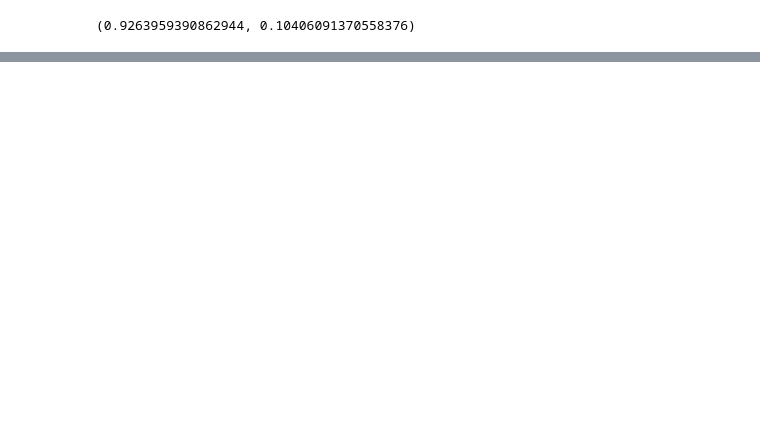
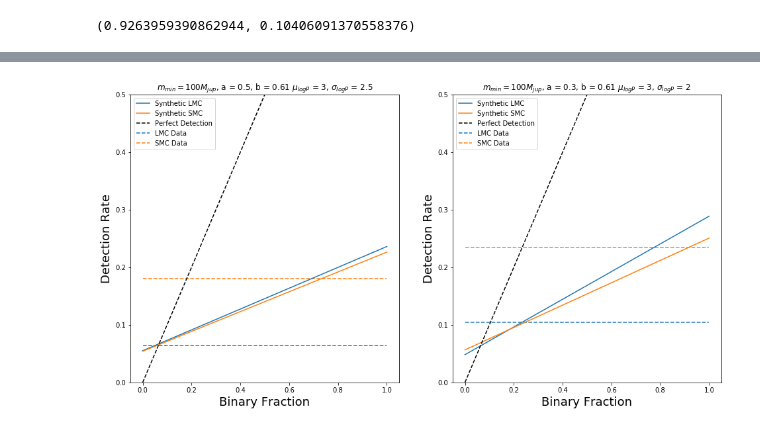
Before and after one commit to CodyDBrown/Binary-Search, a Jupyter notebook: baysian second try/Untitled.ipynb, the cells around one changed output, grey strips where cells are left out. Cells and saved outputs as stored; diff of their text form; code cells hidden in the pictures; blank space fills up the shorter version.

```diff
--- a/baysian second try/Untitled.ipynb
+++ b/baysian second try/Untitled.ipynb
@@ -95,0 +153,14 @@ syn_fraction_j
+# %%
+blmc_syn_list1 = synthetic_fractions(10, lmc, 1,
+                               100*u.jupiterMass, 3, 2.5,
+                               0.5, 0.61)
+blmc_syn_list0 = synthetic_fractions(10, lmc, 0,
+                               100*u.jupiterMass, 3, 2.5,
+                               0.5, 0.61)
+
+bsmc_syn_list1 = synthetic_fractions(10, smc, 1,
+                               100*u.jupiterMass, 3, 2.5,
+                               0.5, 0.61)
+bsmc_syn_list0 = synthetic_fractions(10, smc, 0,
+                               100*u.jupiterMass, 3, 2.5,
+                               0.5, 0.61)
@@ -95,0 +185,37 @@ syn_fraction_j
+# %%
+blmc_err_j = error_with_jitter(lmc['RADIAL_ERR'], 0.5, 0.61, lmc['LOGG'])
+
+blmc_detection_rate_j = binary_fraction(lmc['RADIALV'], blmc_err_j)
+
+bsmc_err_j = error_with_jitter(smc['RADIAL_ERR'], 0.5, 0.61, smc['LOGG'])
+bsmc_detection_rate_j = binary_fraction(smc['RADIALV'], bsmc_err_j)
+
+fig, ax= plt.subplots(1,2, figsize = (16,8))
+ax[0].plot([0,1], [np.mean(blmc_syn_list0), np.mean(blmc_syn_list1)], label = 'Synthetic LMC')
+ax[0].plot([0,1], [np.mean(bsmc_syn_list0), np.mean(bsmc_syn_list1)], label = 'Synthetic SMC')
+ax[0].hlines(blmc_detection_rate_j, 0, 1, color = 'C0', linestyles='dashed', label = 'LMC Data')
+ax[0].hlines(bsmc_detection_rate_j, 0, 1, color = 'C1', linestyles='dashed', label = 'SMC Data')
+
+ax[0].plot([0,1],[0,1],'--', color = 'black',label = 'Perfect Detection')
+ax[0].set_xlabel('Binary Fraction', size = 18)
+ax[0].set_ylabel('Detection Rate', size = 18)
+ax[0].set_title('$m_{min} = 100 M_{jup}$, a = 0.5, b = 0.61 $\mu_{logP}$ = 3, $\sigma_{logP}$ = 2.5',)
+ax[0].set_ylim(0, 0.5)
+ax[0].legend(loc = 2)
+
+ax[1].plot([0,1], [np.mean(lmc_syn_list0), np.mean(lmc_syn_list1)], label = 'Synthetic LMC')
+ax[1].plot([0,1], [np.mean(smc_syn_list0), np.mean(smc_syn_list1)], label = 'Synthetic SMC')
+ax[1].hlines(lmc_detection_rate_j, 0, 1, color = 'C0', linestyles='dashed', label = 'LMC Data')
+ax[1].hlines(smc_detection_rate_j, 0, 1, color = 'C1', linestyles='dashed', label = 'SMC Data')
+
+ax[1].plot([0,1],[0,1],'--', color = 'black',label = 'Perfect Detection')
+ax[1].set_xlabel('Binary Fraction', size = 18)
+ax[1].set_ylabel('Detection Rate', size = 18)
+ax[1].set_title('$m_{min} = 100 M_{jup}$, a = 0.3, b = 0.61 $\mu_{logP}$ = 3, $\sigma_{logP}$ = 2',)
+ax[1].set_ylim(0, 0.5)
+ax[1].legend(loc = 2)
+
+plt.show()
+fig.savefig("/home/cody/Binary Search/AAS Seattle Talk/detection2.png")
+# %% [output]
+[figure, added]
```
Also changed, not shown: parts of 47 cells of this notebook, 18 other files.
